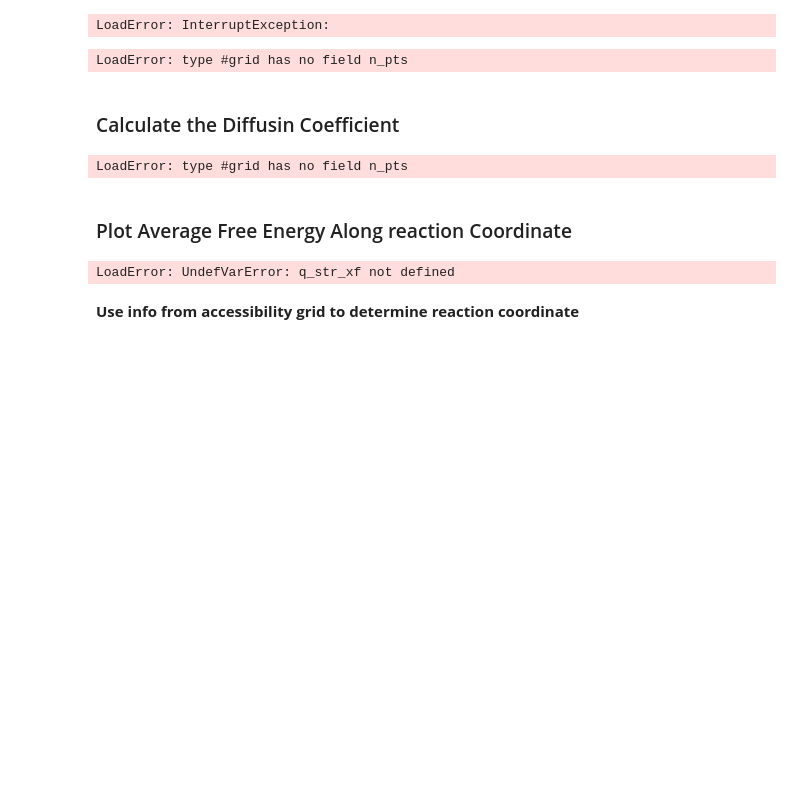
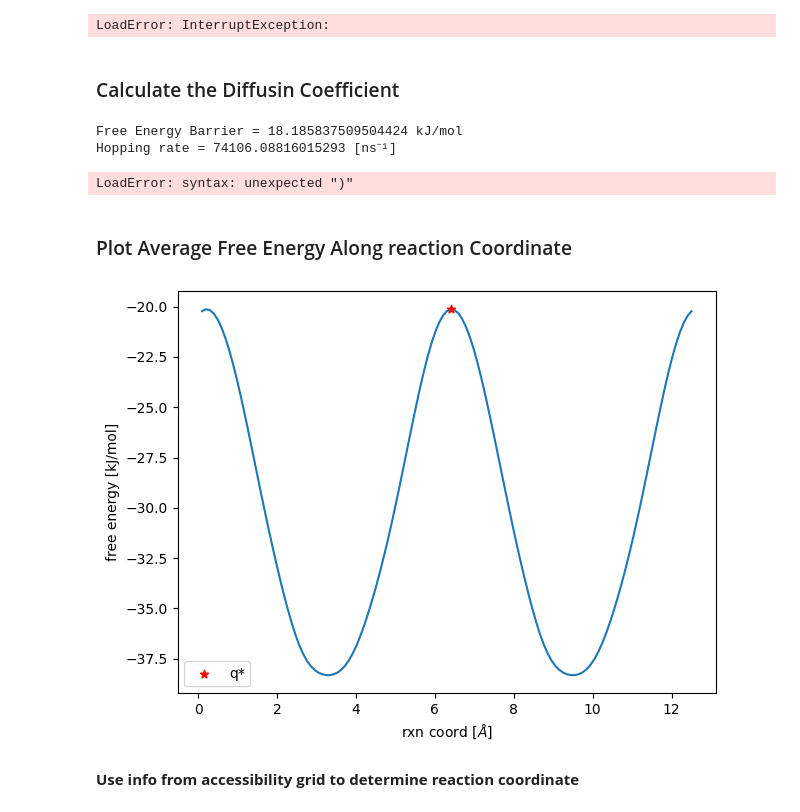
Before and after one commit to SimonEnsemble/NiPyC_analogues, a Jupyter notebook: lammps_diffusion_calcs/Transition_State_Theory.ipynb, the cells around one changed output. Saved outputs shown, nothing was run; the diff lists cells and outputs as text; code cells hidden in the pictures; blank space fills up the shorter version.

Commit message:
function for calculating diffusin coeff is working, but the units seem wrong.

```diff
--- a/lammps_diffusion_calcs/Transition_State_Theory.ipynb
+++ b/lammps_diffusion_calcs/Transition_State_Theory.ipynb
@@ -46,14 +42,15 @@ using Printf
 # %%
-const R = 8.31446261815324 / 1000 # ideal gas constant, units: kJ/(mol-K)
+const R  = 8.31446261815324 / 1000 # Ideal Gas Constant, units: kJ/(mol-K)
+const Nₐ = 6.022140 * 10^23 # Avogadro's Constant, units: mol⁻¹
 temp = 298.0 # temperature, units: K
 ljff = LJForceField("UFF")
 
 adsorbates = Dict(:Xe => Dict(:molecule => Molecule("Xe"),
-                               :mol_wgt => 131.293),
+                               :mol_wgt => 131.293 / 1000), # kg/mol
                   :Kr => Dict(:molecule => Molecule("Kr"),
-                              :mol_wgt  => 83.798),
+                              :mol_wgt  => 83.798 / 1000),  # kg/mol
                   :Ar => Dict(:molecule => Molecule("Ar"),
-                              :mol_wgt  => 39.948)
+                              :mol_wgt  => 39.948 / 1000)   # kg/mol
                  )
 
 xtals = Dict(:original    => Dict(:nipyc   => Crystal("NiPyC2_experiment.cif"),
@@ -129,16 +134,3 @@ grid = energy_grid(xtals[:replicated][:nipyc], adsorbates[:Xe][:molecule],
 Computing energy grid of Xe in NiPyC2_experiment.cif
         Regular grid (in fractional space) of 127 by 127 by 104 points superimposed over the unit cell.
 LoadError: InterruptException:
-# %%
-grid_free_E = Array{Float64, 1}()
-
-for q_id in 1:grid.n_pts[1]
-    # x-axis doesn't matter right now -> give dummy x bounds
-    lower_bound = [0.0, 0.0, 0.5] # [fx, fy, fz]
-    upper_bound = [0.0, 0.6, 0.99] # [fx, fy, fz] avoid periodic b.c. 0.0 = 1.0
-    bounds = [lower_bound, upper_bound]
-    # store free energy calculation
-    push!(grid_free_E, free_energy_grid(q_id, xtals[:replicated][:nipyc], temp, bounds))
-end
-# %% [output]
-LoadError: type #grid has no field n_pts
@@ -147,30 +137,56 @@ LoadError: type #grid has no field n_pts
 # %% [markdown]
 ### Calculate the Diffusin Coefficient
 # %%
-x = [i for i in 1:grid.n_pts[1]] * xtals[:replicated][:nipyc].box.a / grid.n_pts[1]
-q_str = maximum(grid_free_E)
-q_str_id = findfirst(grid_free_E .== maximum(grid_free_E))
+# get value and location of the maximum free energy
+fe_q_str = maximum(grid_free_E)
+q_str_id = findfirst(grid_free_E .== fe_q_str)
 q_str_xf = q_str_id * xtals[:replicated][:nipyc].box.a / grid.n_pts[1]
 
+# get the locations of the minima
 grd_fe_min = sortperm(grid_free_E)[1:2]
 # check if indexes are on oposite sides of q_str_id
 @assert grd_fe_min[1] < q_str_id "First free energy minimum not found before maximum."
 @assert grd_fe_min[2] > q_str_id "Second free energy minimum not found after maximum."
+
+println("Free Energy Barrier = $(fe_q_str - grid_free_E[grd_fe_min[1]]) kJ/mol")
+
+###
+#  Calculate hopping rate
+###
+κ = 1.0 # dynamic update factor units: num hops / unit time
+β = 1 / (R * temp) # units: (kJ / mol)^-1
+prefactor = sqrt(1 / (β * 2 * π * adsorbates[:Xe][:mol_wgt] / Nₐ))
+# time_scale = λ / sqrt(1 / (β * 2 * π * adsorbates[:Xe][:mol_wgt] / Nₐ))
+hop_rate = κ * prefactor * exp(-β * fe_q_str) / sum(exp.(-β * grid_free_E[1:q_str_id]))
+
+println("Hopping rate = $(hop_rate) [ns⁻¹]")
+
+###
+#  Calculate Diffusion Coefficient
+###
+x = [i for i in 1:grid.n_pts[1]] * xtals[:replicated][:nipyc].box.a / grid.n_pts[1]
+λ = x[grd_fe_min[2]] - x[grd_fe_min[1]] # distance between wells, units: Å
+@assert λ < xtals[:replicated][:nipyc].box.a "distance between wells is more than xtal axis"
+
+diff_coeff = (κ / 2) * λ^2 * hop_rate # units, ?? [Å²/ns]
+println("Diffusion Coef = $() [Å² ns⁻¹]")
 # %% [output]
-LoadError: type #grid has no field n_pts
+Free Energy Barrier = 18.185837509504424 kJ/mol
+Hopping rate = 74106.08816015293 [ns⁻¹]
+LoadError: syntax: unexpected ")"
 # %% [markdown]
 ### Plot Average Free Energy Along reaction Coordinate
 # %%
 figure()
 
-scatter([q_str_xf], [q_str], label="q*", marker="*", color="r")
+scatter([q_str_xf], [fe_q_str], label="q*", marker="*", color="r")
 plot(x, grid_free_E, zorder=0)
 legend()
 ylabel("free energy [kJ/mol]")
 xlabel("rxn coord " * L"[\AA]")
 tight_layout()
 # %% [output]
-LoadError: UndefVarError: q_str_xf not defined
+[figure, added]
 # %% [markdown]
 **Use info from accessibility grid to determine reaction coordinate**
 # %%
```
Also changed, not shown: parts of 5 cells of this notebook.
